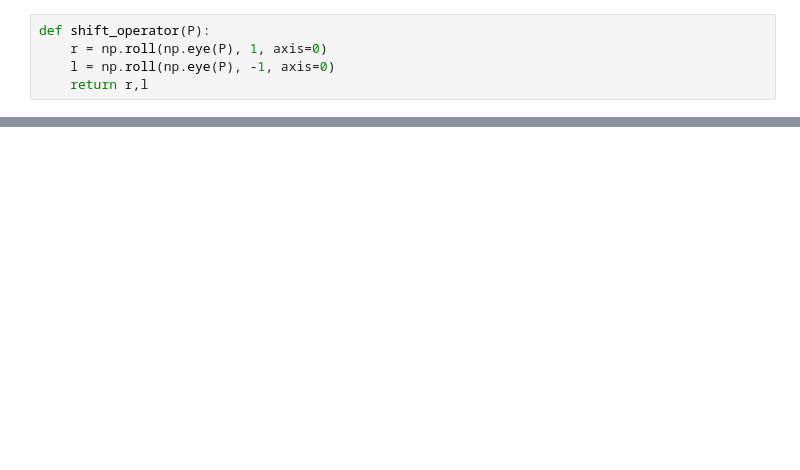
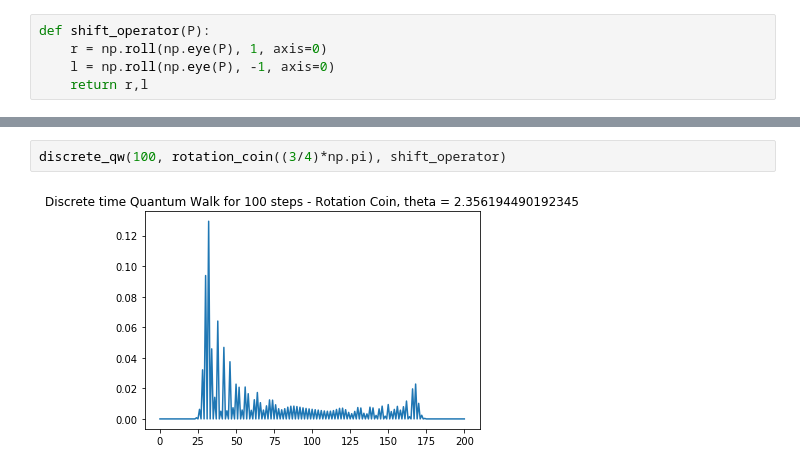
Before and after one commit to gmitchener/quantum_project, a Jupyter notebook: random_walk.ipynb, the cells around one changed output, grey strips where cells are left out. Cells and saved outputs as stored; diff of their text form; blank space fills up the shorter version.

```diff
--- a/random_walk.ipynb
+++ b/random_walk.ipynb
@@ -62,0 +82,4 @@ discrete_qw(100, hadamard_coin(c00,c01,c10,c11), shift_operator)
+# %%
+discrete_qw(100, rotation_coin((3/4)*np.pi), shift_operator)
+# %% [output]
+[figure, added]
```
Also changed, not shown: parts of 7 cells of this notebook.
